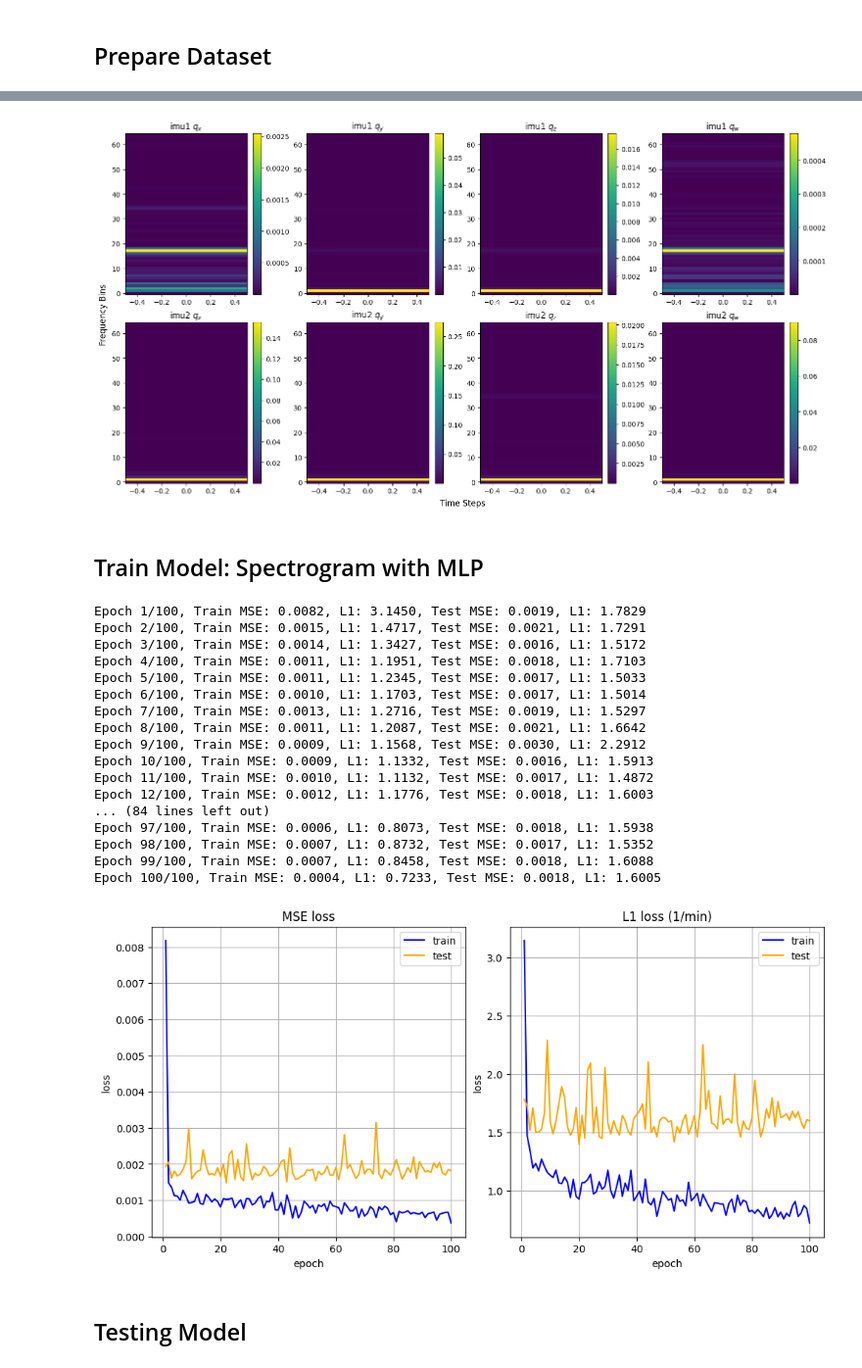
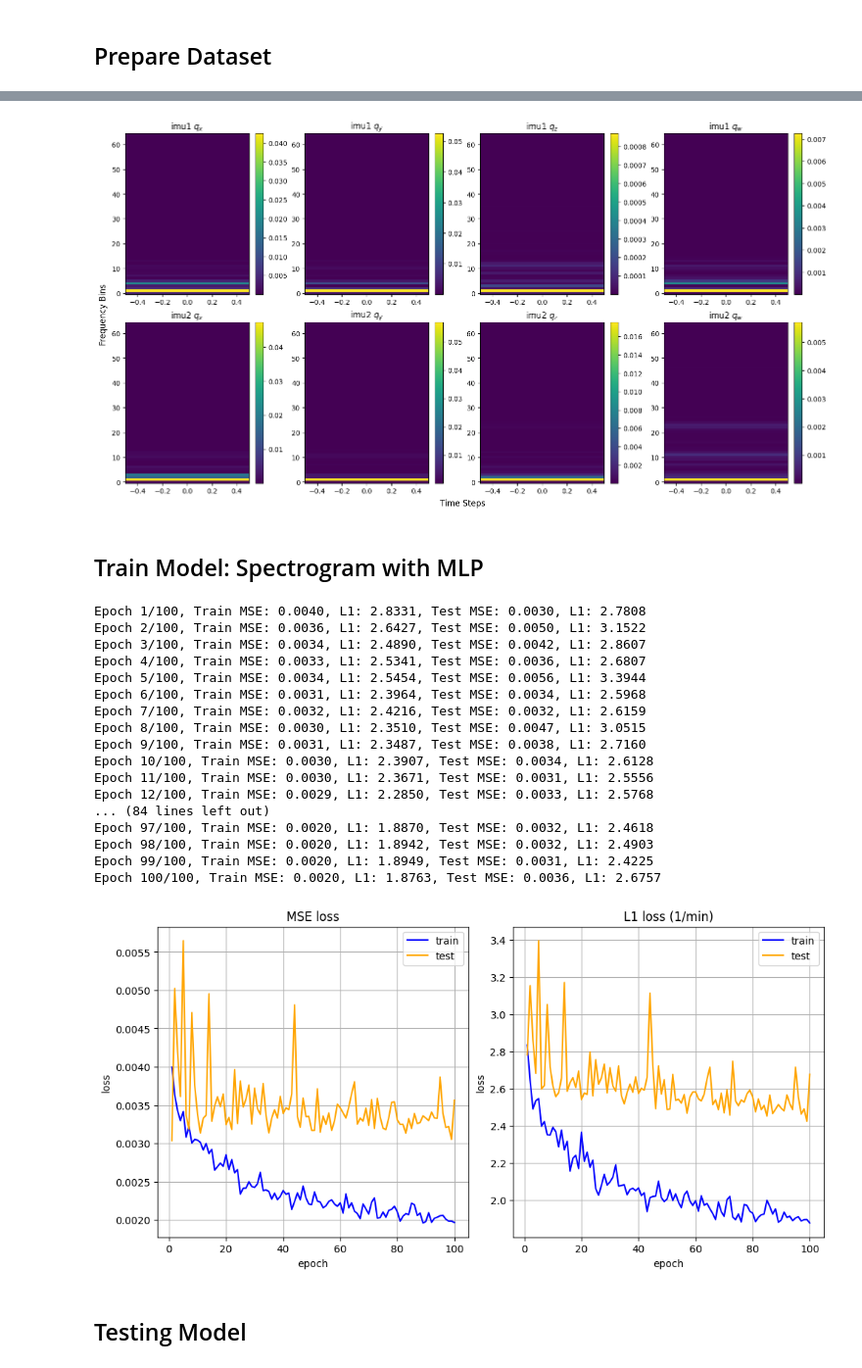
Before and after one commit to Yang-Yun-Yeh/RR-HR, a Jupyter notebook: learning_base.ipynb, the cells around one changed output, grey strips where cells are left out. Shown at 98% size. Drawn from its saved outputs; the diff is of its cells as text; code cells hidden in the pictures.

```diff
--- a/learning_base.ipynb
+++ b/learning_base.ipynb
@@ -77,10 +80,7 @@ draw_imu_curve(data_sp, overlap=True, show_gt=True)
 # %% [markdown]
 ## Compute Model Parameters (Spectrogram Shape)
 # %%
-# Test one file
-action_name = "walk_stand_3"
-# sit_3,  stand_3, walk_stand_3, run_stand_3
-file_path = "./data/3_19/train/walk_stand_2.csv"
+file_path = "./data/hamham/train/walk_stand_2.csv"
 
 spectrograms_file, gts_file, times_file = prepare_file(file_path)
 dataset_file= IMUSpectrogramDataset(spectrograms_file, gts_file)
@@ -103,8 +103,8 @@ True
 ## Prepare Dataset
 # %%
 # prepare train, testing dataset
-path_train = './data/3_19/train/'
-path_test = './data/3_19/test/'
+path_train = './data/hamham/train/'
+path_test = './data/hamham/test/'
 spectrograms_train, gts_train = prepare_data(path_train)
 spectrograms_test, gts_test = prepare_data(path_test)
 # %% [output]
@@ -129,43 +129,44 @@ gt:(145, 1)
 # show one spectrogram
 plot_spectrogram(spectrograms_train[0])
 # %% [output]
-[figure, old version]
+[figure, new version]
 # %% [markdown]
 ## Train Model: Spectrogram with MLP
 # %%
 # Load dataset
 # spectrograms_train = np.log(spectrograms_train) # log info
 dataset_train = IMUSpectrogramDataset(spectrograms_train, gts_train)
 dataset_test = IMUSpectrogramDataset(spectrograms_test, gts_test)
 train_loader = DataLoader(dataset_train, batch_size=4, shuffle=True) # batch_size=16
 test_loader = DataLoader(dataset_test, batch_size=4, shuffle=True)
 
-model = MLP(num_freq_bins, num_time_steps, num_channels=num_channels)
+# model = MLP(num_freq_bins, num_time_steps, num_channels=num_channels)
+model = CNN_1D(num_freq_bins, num_time_steps, num_channels=num_channels)
 
 # Train the model
 device = torch.device("cuda" if torch.cuda.is_available() else "cpu")
 now = datetime.now()
 model_name = now.strftime("%m%d_%H.%M.%S") # MM_DD_HH:mm:ss
 train_model(model, train_loader, test_loader, num_epochs=100, name=model_name, device=device, visualize=True)
 # %% [output]
-Epoch 1/100, Train MSE: 0.0082, L1: 3.1450, Test MSE: 0.0019, L1: 1.7829
-Epoch 2/100, Train MSE: 0.0015, L1: 1.4717, Test MSE: 0.0021, L1: 1.7291
-Epoch 3/100, Train MSE: 0.0014, L1: 1.3427, Test MSE: 0.0016, L1: 1.5172
-Epoch 4/100, Train MSE: 0.0011, L1: 1.1951, Test MSE: 0.0018, L1: 1.7103
-Epoch 5/100, Train MSE: 0.0011, L1: 1.2345, Test MSE: 0.0017, L1: 1.5033
-Epoch 6/100, Train MSE: 0.0010, L1: 1.1703, Test MSE: 0.0017, L1: 1.5014
-Epoch 7/100, Train MSE: 0.0013, L1: 1.2716, Test MSE: 0.0019, L1: 1.5297
-Epoch 8/100, Train MSE: 0.0011, L1: 1.2087, Test MSE: 0.0021, L1: 1.6642
-Epoch 9/100, Train MSE: 0.0009, L1: 1.1568, Test MSE: 0.0030, L1: 2.2912
-Epoch 10/100, Train MSE: 0.0009, L1: 1.1332, Test MSE: 0.0016, L1: 1.5913
-Epoch 11/100, Train MSE: 0.0010, L1: 1.1132, Test MSE: 0.0017, L1: 1.4872
-Epoch 12/100, Train MSE: 0.0012, L1: 1.1776, Test MSE: 0.0018, L1: 1.6003
+Epoch 1/100, Train MSE: 0.0040, L1: 2.8331, Test MSE: 0.0030, L1: 2.7808
+Epoch 2/100, Train MSE: 0.0036, L1: 2.6427, Test MSE: 0.0050, L1: 3.1522
+Epoch 3/100, Train MSE: 0.0034, L1: 2.4890, Test MSE: 0.0042, L1: 2.8607
+Epoch 4/100, Train MSE: 0.0033, L1: 2.5341, Test MSE: 0.0036, L1: 2.6807
+Epoch 5/100, Train MSE: 0.0034, L1: 2.5454, Test MSE: 0.0056, L1: 3.3944
+Epoch 6/100, Train MSE: 0.0031, L1: 2.3964, Test MSE: 0.0034, L1: 2.5968
+Epoch 7/100, Train MSE: 0.0032, L1: 2.4216, Test MSE: 0.0032, L1: 2.6159
+Epoch 8/100, Train MSE: 0.0030, L1: 2.3510, Test MSE: 0.0047, L1: 3.0515
+Epoch 9/100, Train MSE: 0.0031, L1: 2.3487, Test MSE: 0.0038, L1: 2.7160
+Epoch 10/100, Train MSE: 0.0030, L1: 2.3907, Test MSE: 0.0034, L1: 2.6128
+Epoch 11/100, Train MSE: 0.0030, L1: 2.3671, Test MSE: 0.0031, L1: 2.5556
+Epoch 12/100, Train MSE: 0.0029, L1: 2.2850, Test MSE: 0.0033, L1: 2.5768
 ... (84 lines left out)
-Epoch 97/100, Train MSE: 0.0006, L1: 0.8073, Test MSE: 0.0018, L1: 1.5938
-Epoch 98/100, Train MSE: 0.0007, L1: 0.8732, Test MSE: 0.0017, L1: 1.5352
-Epoch 99/100, Train MSE: 0.0007, L1: 0.8458, Test MSE: 0.0018, L1: 1.6088
-Epoch 100/100, Train MSE: 0.0004, L1: 0.7233, Test MSE: 0.0018, L1: 1.6005
+Epoch 97/100, Train MSE: 0.0020, L1: 1.8870, Test MSE: 0.0032, L1: 2.4618
+Epoch 98/100, Train MSE: 0.0020, L1: 1.8942, Test MSE: 0.0032, L1: 2.4903
+Epoch 99/100, Train MSE: 0.0020, L1: 1.8949, Test MSE: 0.0031, L1: 2.4225
+Epoch 100/100, Train MSE: 0.0020, L1: 1.8763, Test MSE: 0.0036, L1: 2.6757
-[figure, old version]
+[figure, new version]
 # %% [markdown]
 ## Testing Model
 # %%
```
Also changed, not shown: parts of 10 cells of this notebook, 57 other files.
